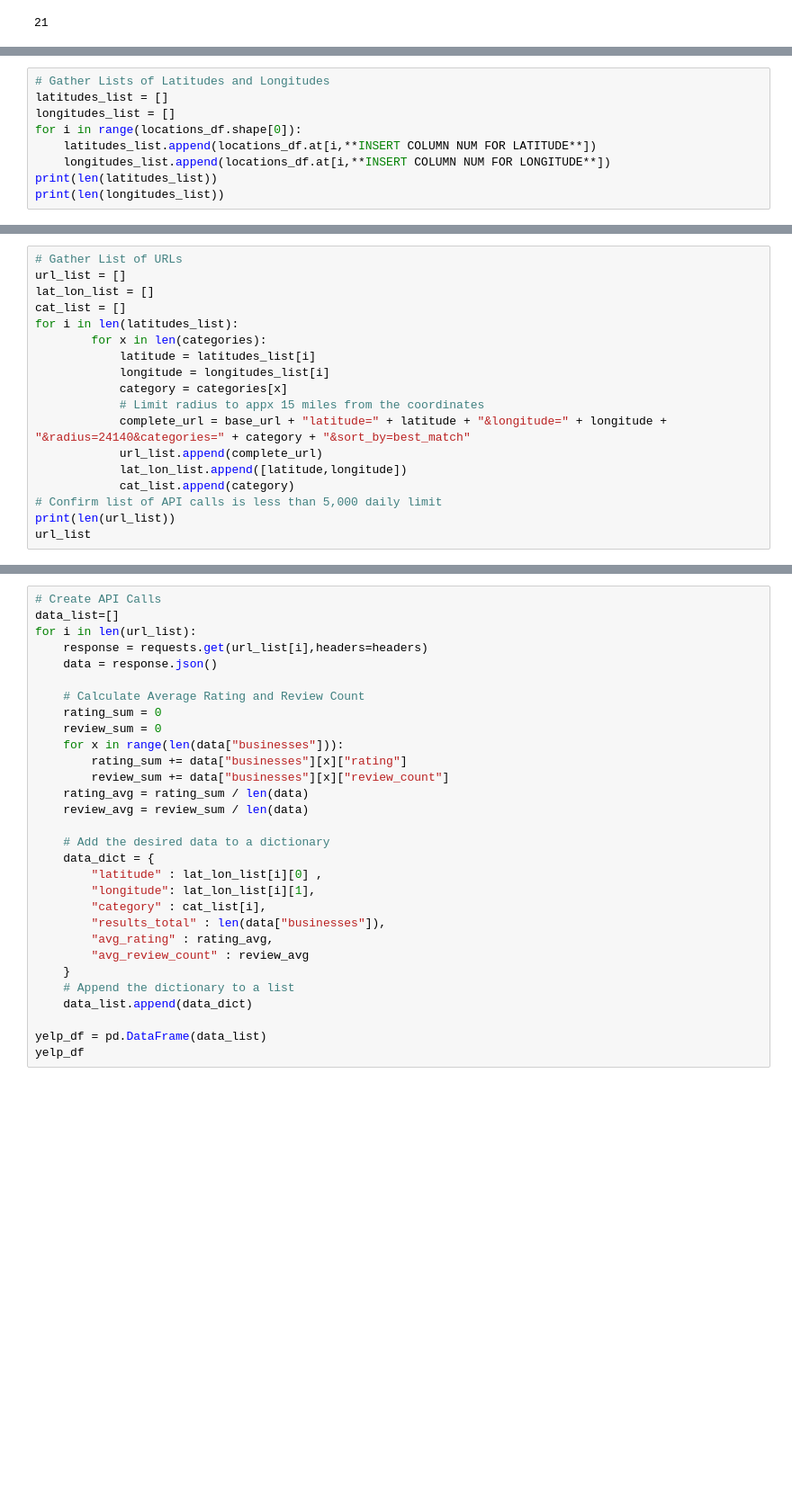
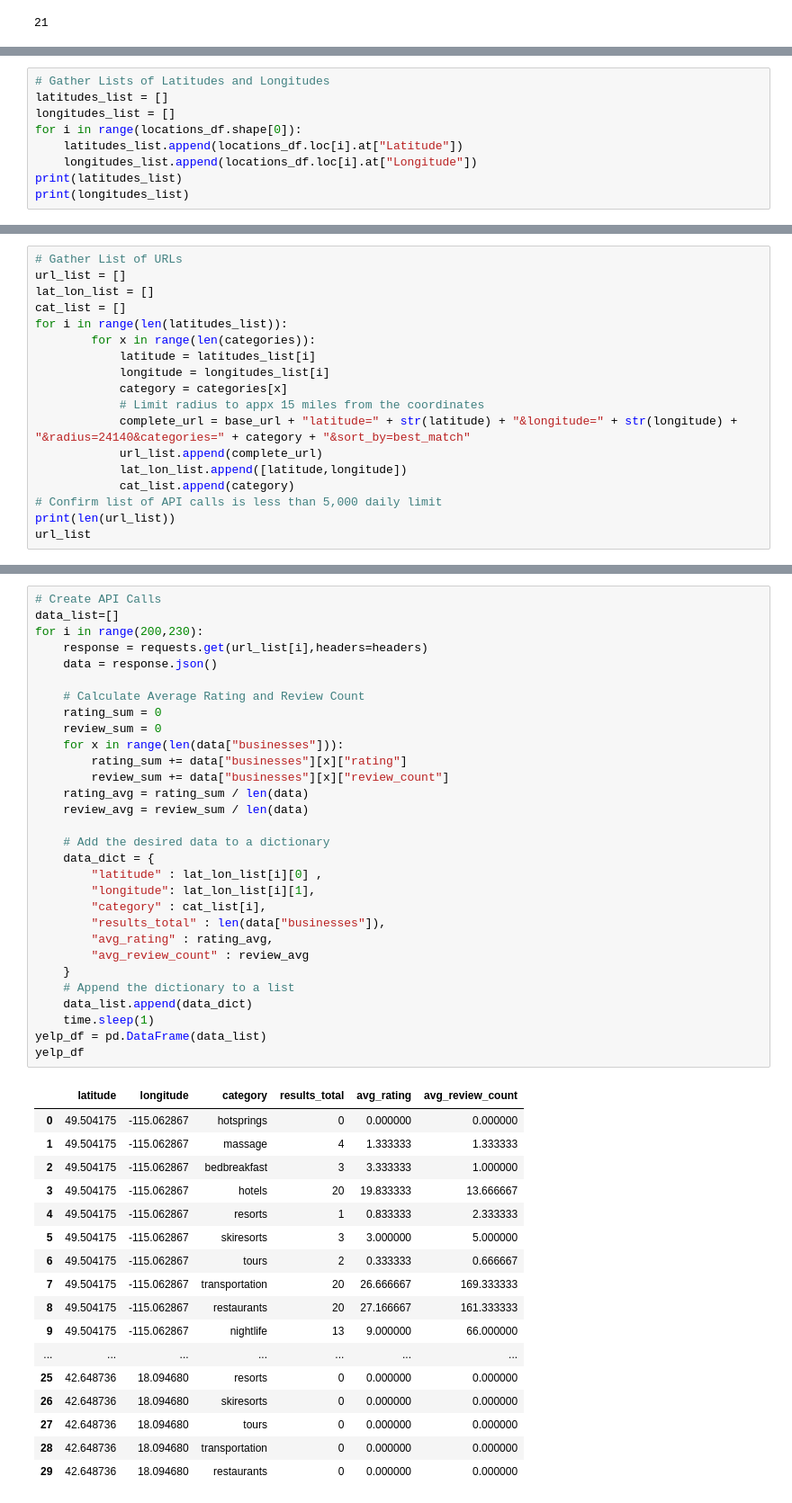
Before and after one commit to mugsiemx/honeymoon-dashboard, a Jupyter notebook: API_Calls/Yelp!API.ipynb, the cells around one changed output, grey strips where cells are left out. Shown at 90% size. Cells and saved outputs as stored; diff of their text form; blank space fills up the shorter version.

```diff
--- a/API_Calls/Yelp!API.ipynb
+++ b/API_Calls/Yelp!API.ipynb
@@ -36,7 +44,7 @@ locations_df.head()
 latitudes_list = []
 longitudes_list = []
 for i in range(locations_df.shape[0]):
-    latitudes_list.append(locations_df.at[i,**INSERT COLUMN NUM FOR LATITUDE**])
-    longitudes_list.append(locations_df.at[i,**INSERT COLUMN NUM FOR LONGITUDE**])
-print(len(latitudes_list))
-print(len(longitudes_list))
+    latitudes_list.append(locations_df.loc[i].at["Latitude"])
+    longitudes_list.append(locations_df.loc[i].at["Longitude"])
+print(latitudes_list)
+print(longitudes_list)
@@ -45,13 +56,13 @@ print(len(longitudes_list))
 url_list = []
 lat_lon_list = []
 cat_list = []
-for i in len(latitudes_list):
-        for x in len(categories):
+for i in range(len(latitudes_list)):
+        for x in range(len(categories)):
             latitude = latitudes_list[i]
             longitude = longitudes_list[i]
             category = categories[x]
             # Limit radius to appx 15 miles from the coordinates
-            complete_url = base_url + "latitude=" + latitude + "&longitude=" + longitude + "&radius=24140&categories=" + category + "&sort_by=best_match"
+            complete_url = base_url + "latitude=" + str(latitude) + "&longitude=" + str(longitude) + "&radius=24140&categories=" + category + "&sort_by=best_match"
             url_list.append(complete_url)
             lat_lon_list.append([latitude,longitude])
             cat_list.append(category)
@@ -61,30 +91,48 @@ url_list
 # %%
 # Create API Calls
 data_list=[]
-for i in len(url_list):
+for i in range(200,230):
     response = requests.get(url_list[i],headers=headers)
     data = response.json()
 
     # Calculate Average Rating and Review Count
     rating_sum = 0
     review_sum = 0
     for x in range(len(data["businesses"])):
         rating_sum += data["businesses"][x]["rating"]
         review_sum += data["businesses"][x]["review_count"]
     rating_avg = rating_sum / len(data)
     review_avg = review_sum / len(data)
 
     # Add the desired data to a dictionary
     data_dict = {
         "latitude" : lat_lon_list[i][0] ,
         "longitude": lat_lon_list[i][1],
         "category" : cat_list[i],
         "results_total" : len(data["businesses"]),
         "avg_rating" : rating_avg,
         "avg_review_count" : review_avg
     }
     # Append the dictionary to a list
     data_list.append(data_dict)
-
+    time.sleep(1)
 yelp_df = pd.DataFrame(data_list)
 yelp_df
+# %% [output]
+|  | latitude | longitude | category | results_total | avg_rating | avg_review_count |
+| 0 | 49.504175 | -115.062867 | hotsprings | 0 | 0.000000 | 0.000000 |
+| 1 | 49.504175 | -115.062867 | massage | 4 | 1.333333 | 1.333333 |
+| 2 | 49.504175 | -115.062867 | bedbreakfast | 3 | 3.333333 | 1.000000 |
+| 3 | 49.504175 | -115.062867 | hotels | 20 | 19.833333 | 13.666667 |
+| 4 | 49.504175 | -115.062867 | resorts | 1 | 0.833333 | 2.333333 |
+| 5 | 49.504175 | -115.062867 | skiresorts | 3 | 3.000000 | 5.000000 |
+| 6 | 49.504175 | -115.062867 | tours | 2 | 0.333333 | 0.666667 |
+| 7 | 49.504175 | -115.062867 | transportation | 20 | 26.666667 | 169.333333 |
+| 8 | 49.504175 | -115.062867 | restaurants | 20 | 27.166667 | 161.333333 |
+| 9 | 49.504175 | -115.062867 | nightlife | 13 | 9.000000 | 66.000000 |
+| ... | ... | ... | ... | ... | ... | ... |
+| 25 | 42.648736 | 18.094680 | resorts | 0 | 0.000000 | 0.000000 |
+| 26 | 42.648736 | 18.094680 | skiresorts | 0 | 0.000000 | 0.000000 |
+| 27 | 42.648736 | 18.094680 | tours | 0 | 0.000000 | 0.000000 |
+| 28 | 42.648736 | 18.094680 | transportation | 0 | 0.000000 | 0.000000 |
+| 29 | 42.648736 | 18.094680 | restaurants | 0 | 0.000000 | 0.000000 |
```
Also changed, not shown: parts of 5 cells of this notebook, 2 other files.
